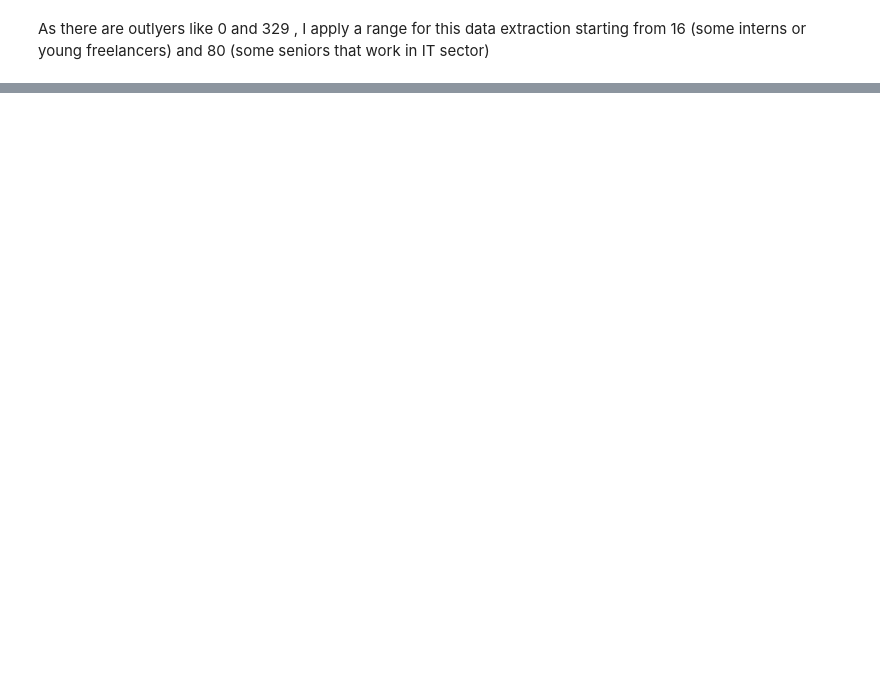
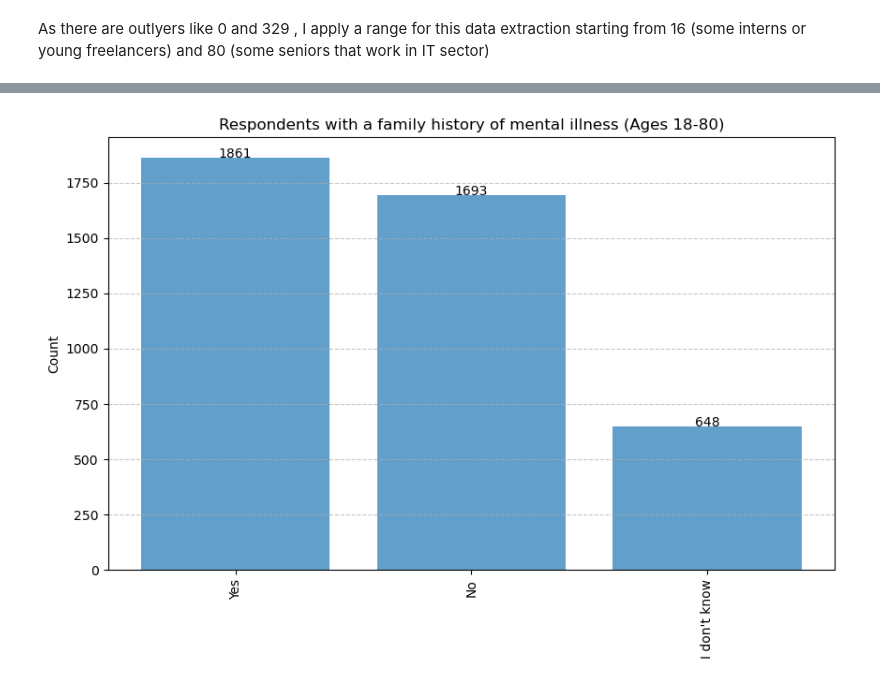
Before and after one commit to Kristaps-E/EDA_Mental_health_in_teach, a Jupyter notebook: EDA.IPYNB, the cells around one changed output, grey strips where cells are left out. Drawn from its saved outputs; the diff is of its cells as text; code cells hidden in the pictures; blank space fills up the shorter version.

```diff
--- a/EDA.IPYNB
+++ b/EDA.IPYNB
@@ -393,0 +684,37 @@ Age Range: 57
+# %%
+query = """
+WITH valid_ages AS (
+    SELECT UserID
+    FROM Answer
+    WHERE QuestionID = 1
+    AND AnswerText GLOB '[0-9]*'
+    AND CAST(AnswerText AS INTEGER) BETWEEN 18 AND 80
+),
+question_responses AS (
+    SELECT AnswerText
+    FROM Answer
+    WHERE QuestionID = 6
+    AND UserID IN (SELECT UserID FROM valid_ages)
+)
+SELECT AnswerText, COUNT(*) AS count
+FROM question_responses
+GROUP BY AnswerText
+ORDER BY count DESC;
+"""
+
+responses = conn.execute(query).fetchall()
+answer_texts, counts = zip(*responses)
+
+plt.figure(figsize=(10, 6))
+plt.bar(answer_texts, counts, color="#629fca")
+
+for i, v in enumerate(counts):
+    plt.text(i, v + 0.5, str(v), ha='center', fontsize=10, rotation=0)
+
+plt.title("Respondents with a family history of mental illness (Ages 18-80)")
+plt.ylabel("Count")
+plt.xticks(rotation=90)
+plt.grid(axis='y', linestyle='--', alpha=0.7)
+plt.show()
+# %% [output]
+[figure, added]
```
Also changed, not shown: parts of 20 cells of this notebook, 2 other files.
